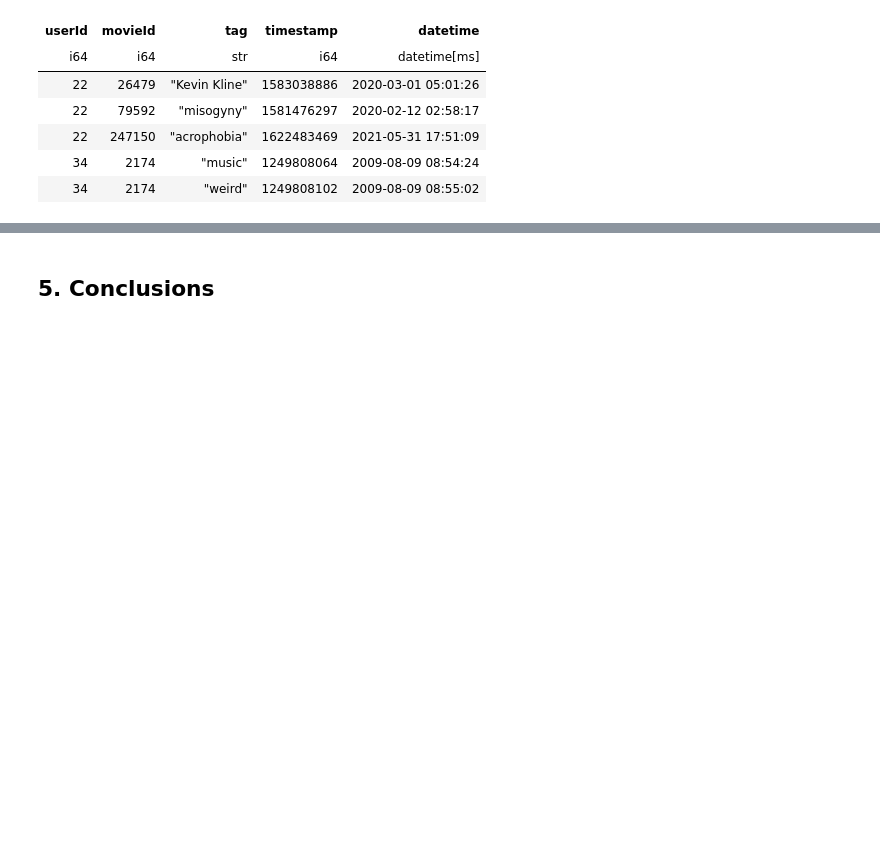
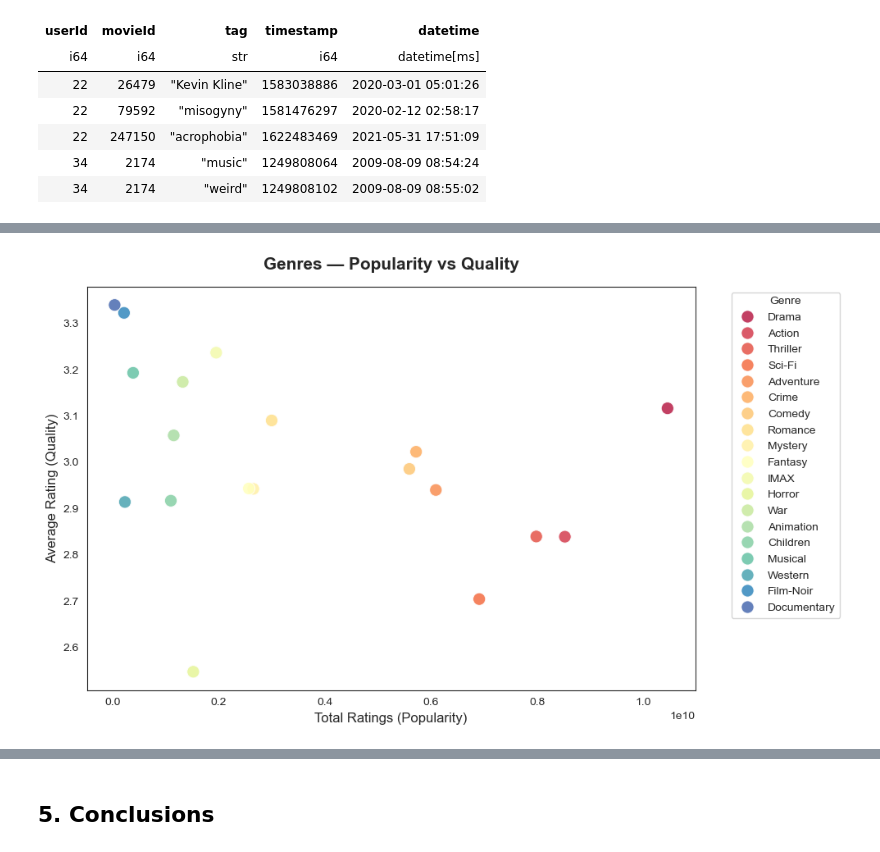
Before and after one commit to ritamaravilhamarques/BDF25_7, a Jupyter notebook: BDF25_7_data/big_data/ml-32m/Notebook.ipynb, the cells around one changed output, grey strips where cells are left out. Cells and saved outputs as stored; diff of their text form; code cells hidden in the pictures; blank space fills up the shorter version.

```diff
--- a/BDF25_7_data/big_data/ml-32m/Notebook.ipynb
+++ b/BDF25_7_data/big_data/ml-32m/Notebook.ipynb
@@ -503,0 +645,37 @@ Gráficos:
+# %%
+
+df_scatter = df_moviedetails_exploded.to_pandas()
+
+genre_summary = (
+    df_scatter.groupby("genres", as_index=False)
+    .agg({
+        "average_rating": "mean",
+        "rating_count": "sum"
+    })
+    .sort_values("rating_count", ascending=False)
+)
+
+plt.figure(figsize=(10, 6))
+sns.set_style("white")
+
+sns.scatterplot(
+    data=genre_summary,
+    x="rating_count",
+    y="average_rating",
+    hue="genres",
+    s=120,
+    palette="Spectral",
+    alpha=0.85,
+    edgecolor="white",
+    linewidth=0.7
+)
+
+plt.title("Genres — Popularity vs Quality", fontsize=15, weight="bold", pad=15)
+plt.xlabel("Total Ratings (Popularity)", fontsize=12)
+plt.ylabel("Average Rating (Quality)", fontsize=12)
+plt.legend(bbox_to_anchor=(1.05, 1), loc='upper left', title="Genre")
+plt.grid(False)
+plt.tight_layout()
+plt.show()
+# %% [output]
+[figure, added]
```
Also changed, not shown: parts of 35 cells of this notebook.
